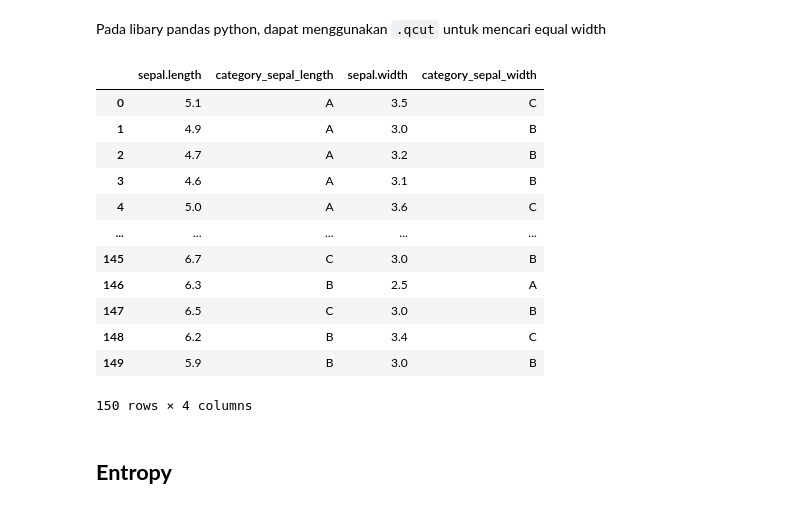
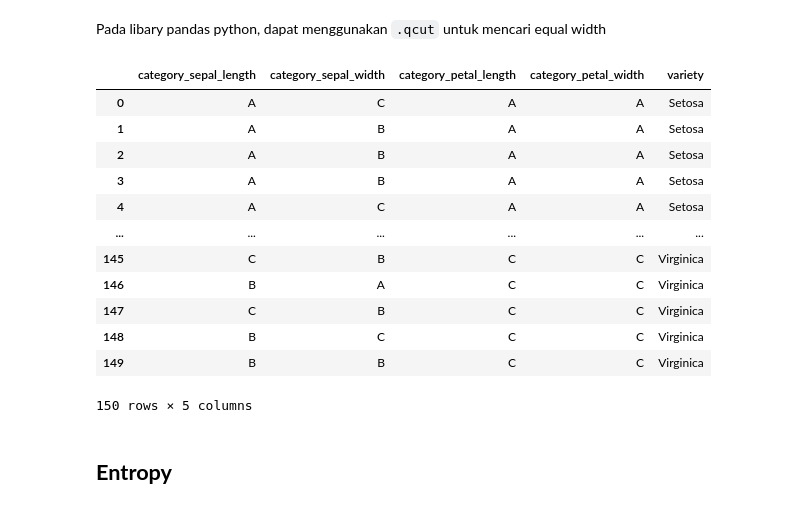
Before and after one commit to LALA09-erha/datamining, a Jupyter notebook: _sources/notebooks2.ipynb, the cells around one changed output. Saved outputs shown, nothing was run; the diff lists cells and outputs as text; code cells hidden in the pictures.

```diff
--- a/_sources/notebooks2.ipynb
+++ b/_sources/notebooks2.ipynb
@@ -78,24 +78,24 @@ Pada libary pandas python, dapat menggunakan `.qcut` untuk mencari equal width
 # %%
 label = ['A','B','C']
 data['category_sepal_length'] = pd.qcut(data['sepal.length'], 3, labels=label)
 data['category_sepal_width'] = pd.qcut(data['sepal.width'], 3, labels=label)
 data['category_petal_length'] = pd.qcut(data['petal.length'], 3, labels=label)
 data['category_petal_width'] = pd.qcut(data['petal.width'], 3, labels=label)
-data[['sepal.length','category_sepal_length','sepal.width','category_sepal_width']]
+data[['category_sepal_length','category_sepal_width','category_petal_length','category_petal_width','variety']]
 # %% [output]
-|  | sepal.length | category_sepal_length | sepal.width | category_sepal_width |
-| 0 | 5.1 | A | 3.5 | C |
-| 1 | 4.9 | A | 3.0 | B |
-| 2 | 4.7 | A | 3.2 | B |
-| 3 | 4.6 | A | 3.1 | B |
-| 4 | 5.0 | A | 3.6 | C |
-| ... | ... | ... | ... | ... |
-| 145 | 6.7 | C | 3.0 | B |
-| 146 | 6.3 | B | 2.5 | A |
-| 147 | 6.5 | C | 3.0 | B |
-| 148 | 6.2 | B | 3.4 | C |
-| 149 | 5.9 | B | 3.0 | B |
+|  | category_sepal_length | category_sepal_width | category_petal_length | category_petal_width | variety |
+| 0 | A | C | A | A | Setosa |
+| 1 | A | B | A | A | Setosa |
+| 2 | A | B | A | A | Setosa |
+| 3 | A | B | A | A | Setosa |
+| 4 | A | C | A | A | Setosa |
+| ... | ... | ... | ... | ... | ... |
+| 145 | C | B | C | C | Virginica |
+| 146 | B | A | C | C | Virginica |
+| 147 | C | B | C | C | Virginica |
+| 148 | B | C | C | C | Virginica |
+| 149 | B | B | C | C | Virginica |
-150 rows × 4 columns
+150 rows × 5 columns
 # %% [markdown]
 ## **Entropy**
 # %% [markdown]
```
Also changed, not shown: parts of 1 cell of this notebook, 4 other files.
